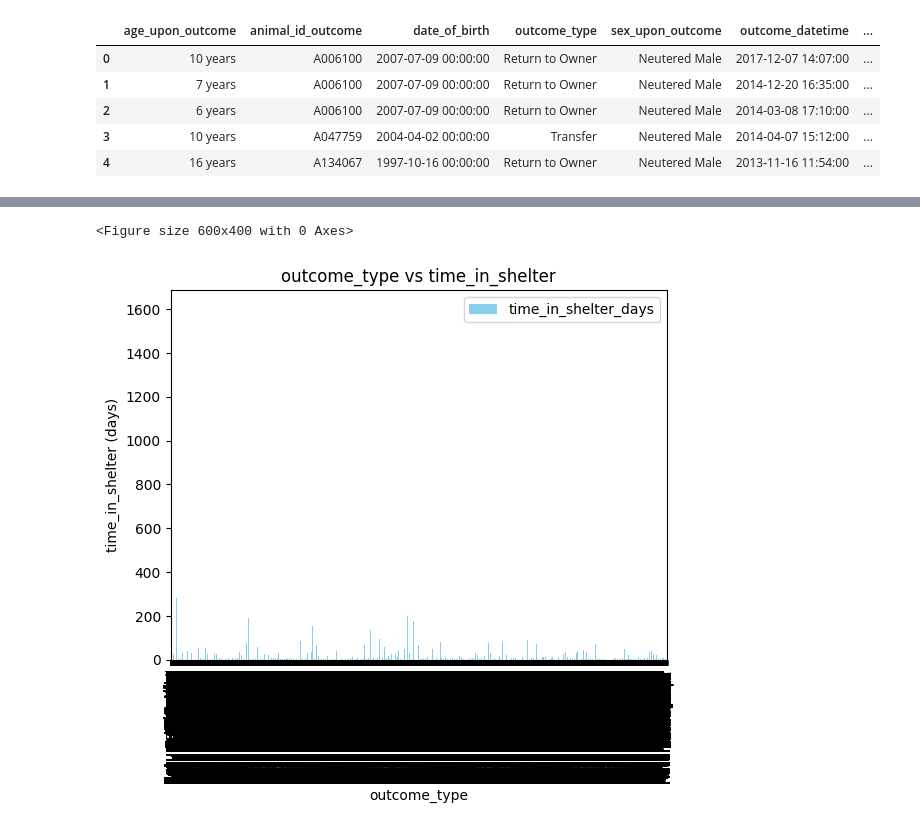
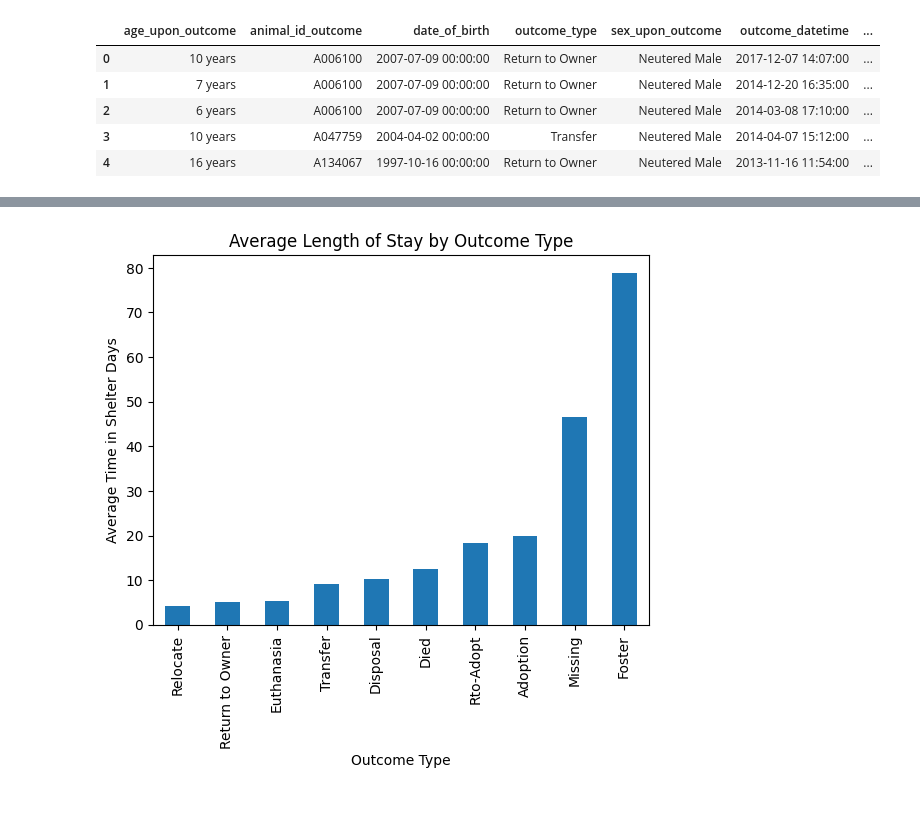
Before and after one commit to paw-some-pals/furcast, a Jupyter notebook: source/aac_eda.ipynb, the cells around one changed output, grey strips where cells are left out. Cells and saved outputs as stored; diff of their text form; code cells hidden in the pictures.

```diff
--- a/source/aac_eda.ipynb
+++ b/source/aac_eda.ipynb
@@ -62,13 +178,11 @@ df.head(5)
 # %%
 #Compare outcome_type and time_in_shelter
-plt.figure(figsize=(6, 4))
-df.plot(x='outcome_type', y='time_in_shelter_days', kind='bar', color='skyblue')
-plt.title('outcome_type vs time_in_shelter')
-plt.xlabel('outcome_type')
-plt.ylabel('time_in_shelter (days)')
+df.groupby("outcome_type")["time_in_shelter_days"].mean().sort_values().plot(kind="bar")
+plt.xlabel("Outcome Type")
+plt.ylabel("Average Time in Shelter Days")
+plt.title("Average Length of Stay by Outcome Type")
 plt.show()
 # %% [output]
-<Figure size 600x400 with 0 Axes>
-[figure, old version]
+[figure, new version]
 # %%
 #Compare age and time_in_shelter
```
Also changed, not shown: parts of 16 cells of this notebook.
